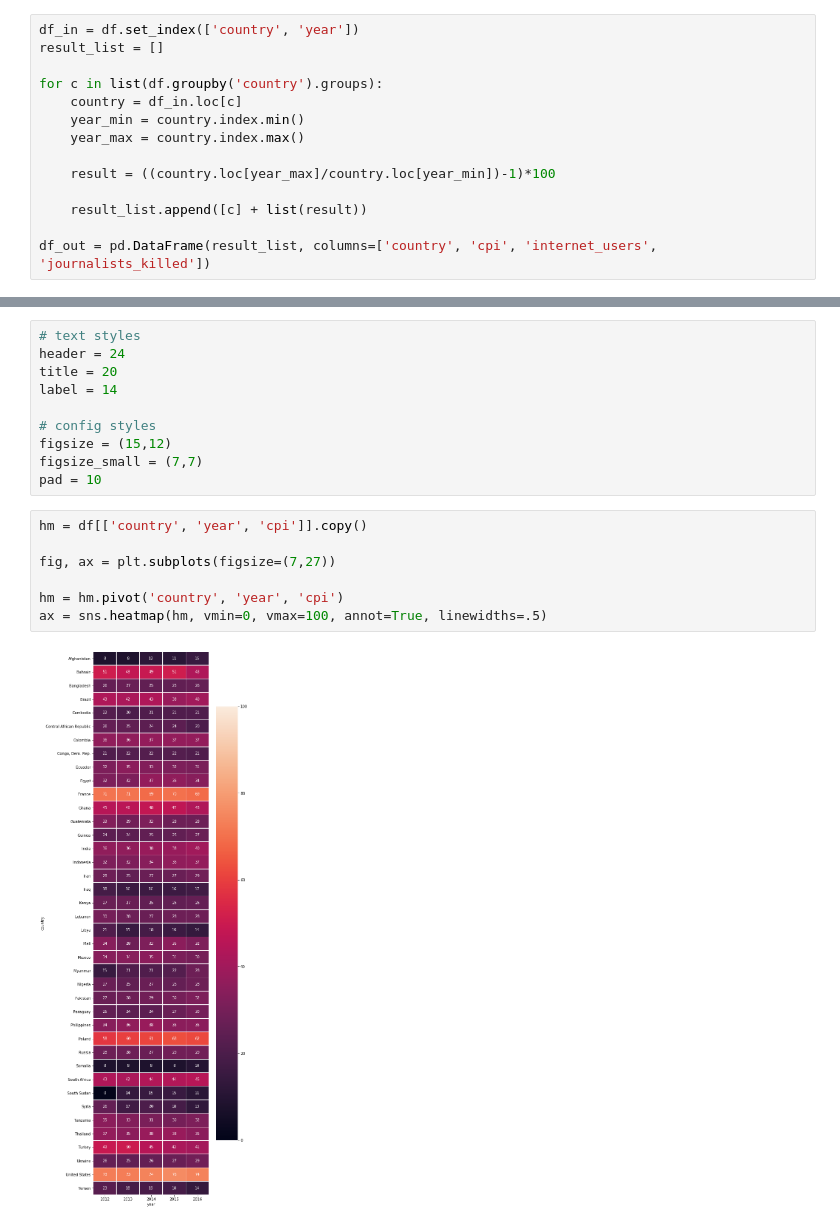
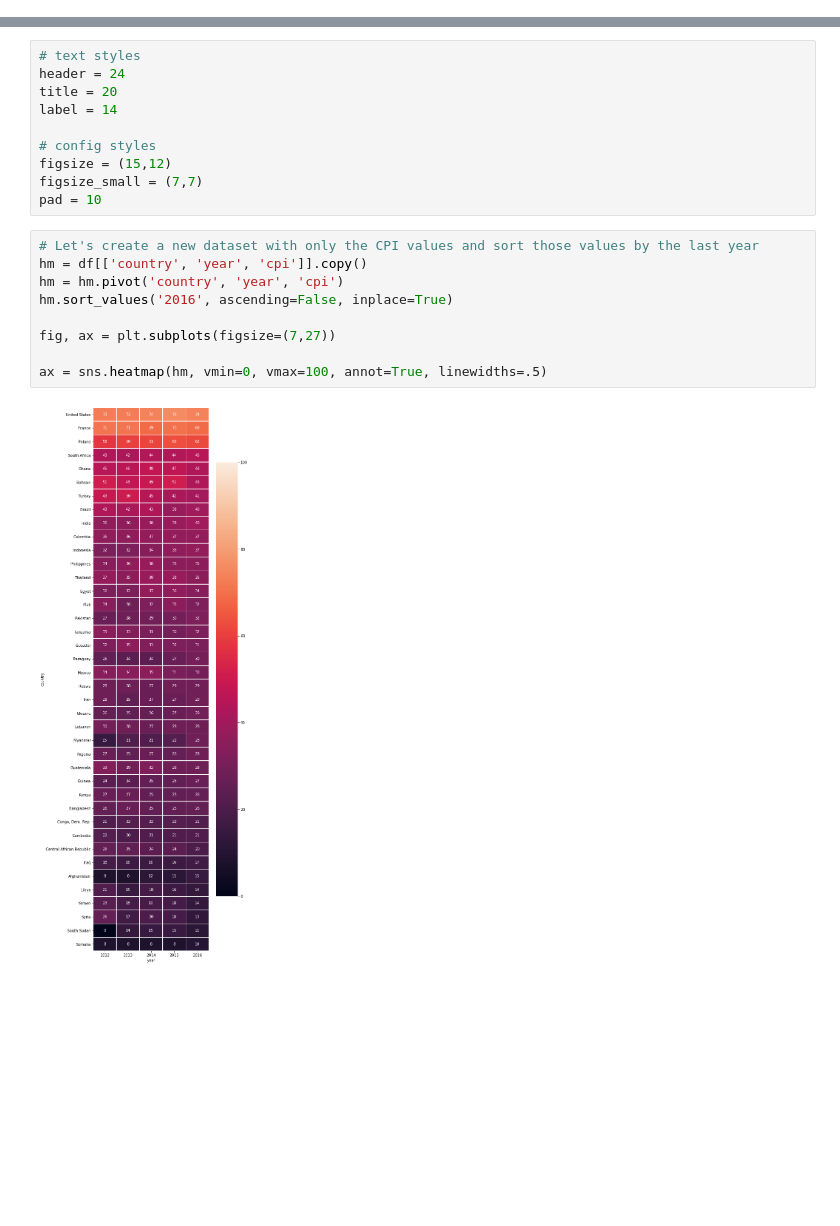
Before and after one commit to luisberns/study-data-analysis, a Jupyter notebook: dand-udacity/project2/corruption_analysis.ipynb, the cells around one changed output, grey strips where cells are left out. Drawn from its saved outputs; the diff is of its cells as text; blank space fills up the shorter version.

```diff
--- a/dand-udacity/project2/corruption_analysis.ipynb
+++ b/dand-udacity/project2/corruption_analysis.ipynb
@@ -271,17 +298,3 @@ high_cpi
 | Poland | 60.8 | 66.60 | 0.2 |
 | France | 70.0 | 80.88 | 1.8 |
 | United States | 74.0 | 73.98 | 0.4 |
-# %%
-df_in = df.set_index(['country', 'year'])
-result_list = []
-
-for c in list(df.groupby('country').groups):
-    country = df_in.loc[c]
-    year_min = country.index.min()
-    year_max = country.index.max()
-
-    result = ((country.loc[year_max]/country.loc[year_min])-1)*100
-
-    result_list.append([c] + list(result))
-
-df_out = pd.DataFrame(result_list, columns=['country', 'cpi', 'internet_users', 'journalists_killed'])
@@ -358,11 +360,13 @@ figsize = (15,12)
 figsize_small = (7,7)
 pad = 10
 # %%
+# Let's create a new dataset with only the CPI values and sort those values by the last year
 hm = df[['country', 'year', 'cpi']].copy()
+hm = hm.pivot('country', 'year', 'cpi')
+hm.sort_values('2016', ascending=False, inplace=True)
 
 fig, ax = plt.subplots(figsize=(7,27))
 
-hm = hm.pivot('country', 'year', 'cpi')
 ax = sns.heatmap(hm, vmin=0, vmax=100, annot=True, linewidths=.5)
 # %% [output]
-[figure, old version]
+[figure, new version]
```
Also changed, not shown: parts of 16 cells of this notebook.
